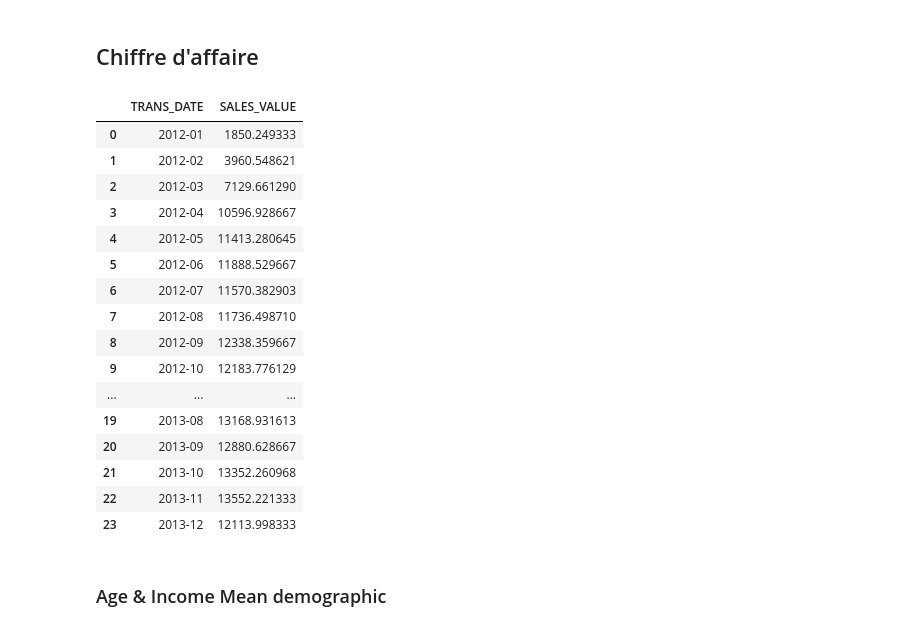
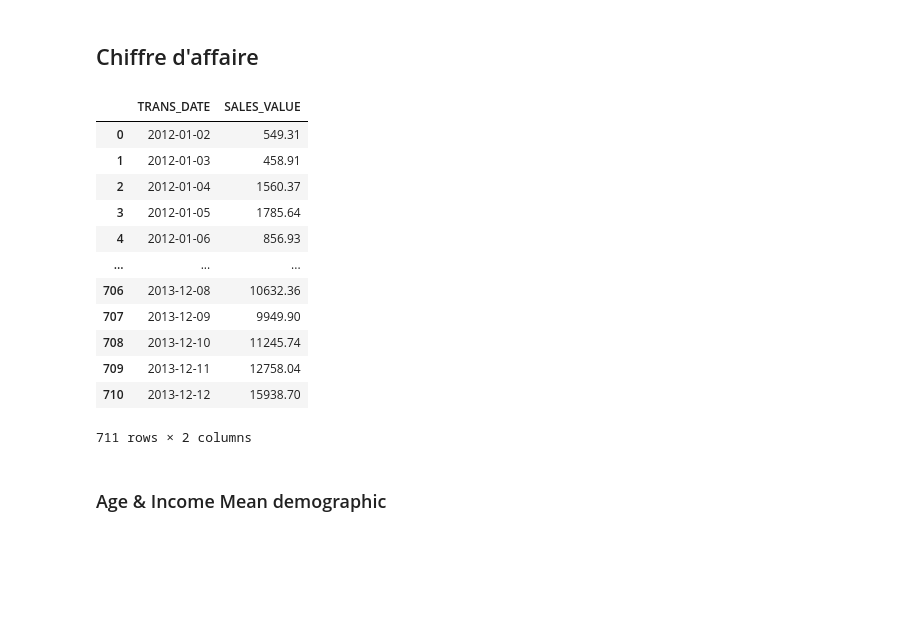
Before and after one commit to Medkallel/Dunhumby-The-complete-Journey-Dashboard, a Jupyter notebook: Src/Data_Exploration-Preprocessing.ipynb, the cells around one changed output. Drawn from its saved outputs; the diff is of its cells as text; code cells hidden in the pictures; blank space fills up the shorter version.

```diff
--- a/Src/Data_Exploration-Preprocessing.ipynb
+++ b/Src/Data_Exploration-Preprocessing.ipynb
@@ -856,32 +845,23 @@ df_customer_acquisition.set_index("Date_of_first_purchase").reindex(pd.date_rang
 # %% [markdown]
 ## Chiffre d'affaire
-# %%
-daily_sales = df_trnsct[["SALES_VALUE"]].groupby(df_trnsct["TRANS_DATE"]).sum().reset_index()
-daily_sales_avg_month = (
-    daily_sales.groupby(daily_sales["TRANS_DATE"].dt.to_period("M"))
-    .mean()
-    .drop("TRANS_DATE", axis=1)
-    .reset_index()
-)
-daily_sales_avg_month
-# %% [output]
-|  | TRANS_DATE | SALES_VALUE |
-| 0 | 2012-01 | 1850.249333 |
-| 1 | 2012-02 | 3960.548621 |
-| 2 | 2012-03 | 7129.661290 |
-| 3 | 2012-04 | 10596.928667 |
-| 4 | 2012-05 | 11413.280645 |
-| 5 | 2012-06 | 11888.529667 |
-| 6 | 2012-07 | 11570.382903 |
-| 7 | 2012-08 | 11736.498710 |
-| 8 | 2012-09 | 12338.359667 |
-| 9 | 2012-10 | 12183.776129 |
-| ... | ... | ... |
-| 19 | 2013-08 | 13168.931613 |
-| 20 | 2013-09 | 12880.628667 |
-| 21 | 2013-10 | 13352.260968 |
-| 22 | 2013-11 | 13552.221333 |
-| 23 | 2013-12 | 12113.998333 |
+# %%
+daily_sales = df_trnsct[["SALES_VALUE"]].groupby(df_trnsct["TRANS_DATE"]).sum().reindex(pd.date_range(df_trnsct["TRANS_DATE"].min(), df_trnsct["TRANS_DATE"].max(), freq="D")).interpolate(method="time").reset_index().rename(columns={"index": "TRANS_DATE"})
+#daily_sales["TRANS_DATE"]=daily_sales["TRANS_DATE"].dt.strftime("%m-%d")
+daily_sales
+# %% [output]
+|  | TRANS_DATE | SALES_VALUE |
+| 0 | 2012-01-02 | 549.31 |
+| 1 | 2012-01-03 | 458.91 |
+| 2 | 2012-01-04 | 1560.37 |
+| 3 | 2012-01-05 | 1785.64 |
+| 4 | 2012-01-06 | 856.93 |
+| ... | ... | ... |
+| 706 | 2013-12-08 | 10632.36 |
+| 707 | 2013-12-09 | 9949.90 |
+| 708 | 2013-12-10 | 11245.74 |
+| 709 | 2013-12-11 | 12758.04 |
+| 710 | 2013-12-12 | 15938.70 |
+711 rows × 2 columns
 # %% [markdown]
 ### Age & Income Mean demographic
 # %%
```
Also changed, not shown: parts of 6 cells of this notebook, 2 other files.
